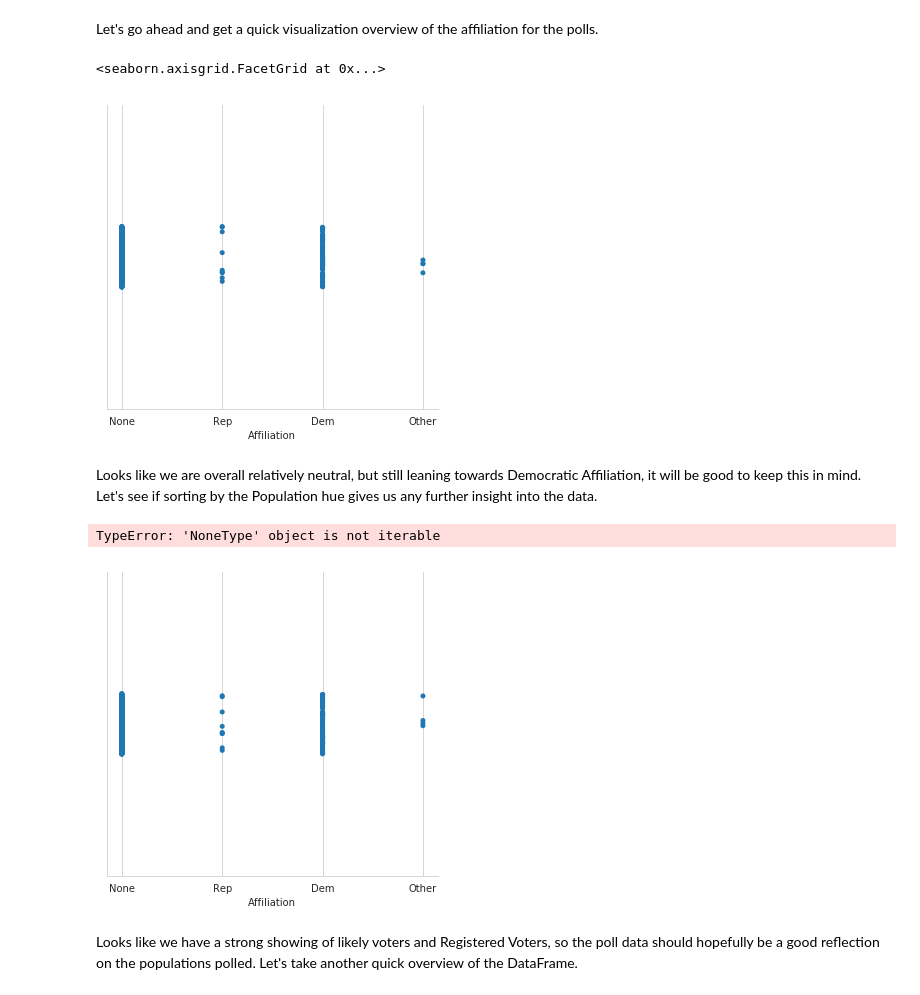
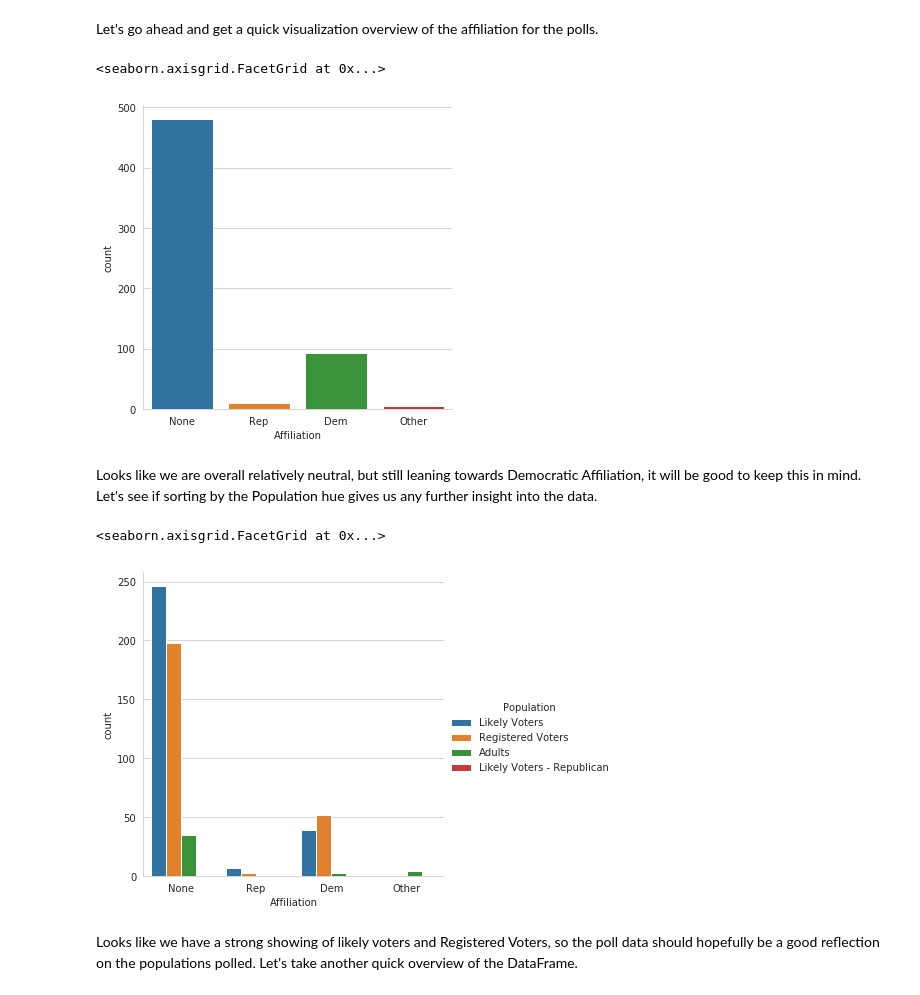
Before and after one commit to maxmelnick/analytics-python-intro, a Jupyter notebook: notebooks/Project 3 - Election Analysis.ipynb, the cells around one changed output. Cells and saved outputs as stored; diff of their text form; code cells hidden in the pictures.

```diff
--- a/notebooks/Project 3 - Election Analysis (missing import).ipynb
+++ b/notebooks/Project 3 - Election Analysis.ipynb
@@ -91,18 +91,18 @@ poll_df.head()
 Let's go ahead and get a quick visualization overview of the affiliation for the polls.
 # %%
 # Factorplot the affiliation
-sns.catplot('Affiliation',data=poll_df)
+sns.catplot(x='Affiliation',data=poll_df,kind='count')
 # %% [output]
 <seaborn.axisgrid.FacetGrid at 0x...>
-[figure, old version]
+[figure, new version]
 # %% [markdown]
 Looks like we are overall relatively neutral, but still leaning towards Democratic Affiliation, it will be good to keep this in mind. Let's see if sorting by the Population hue gives us any further insight into the data.
 # %%
 # Factorplot the affiliation by Population
-sns.catplot('Affiliation',data=poll_df,hue='Population')
+sns.catplot(x='Affiliation',data=poll_df,hue='Population', kind='count')
 # %% [output]
-TypeError: 'NoneType' object is not iterable
+<seaborn.axisgrid.FacetGrid at 0x...>
-[figure, old version]
+[figure, new version]
 # %% [markdown]
 Looks like we have a strong showing of likely voters and Registered Voters, so the poll data should hopefully be a good reflection on the populations polled. Let's take another quick overview of the DataFrame.
 # %%
```
Also changed, not shown: parts of 1 cell of this notebook, 1 other file.
